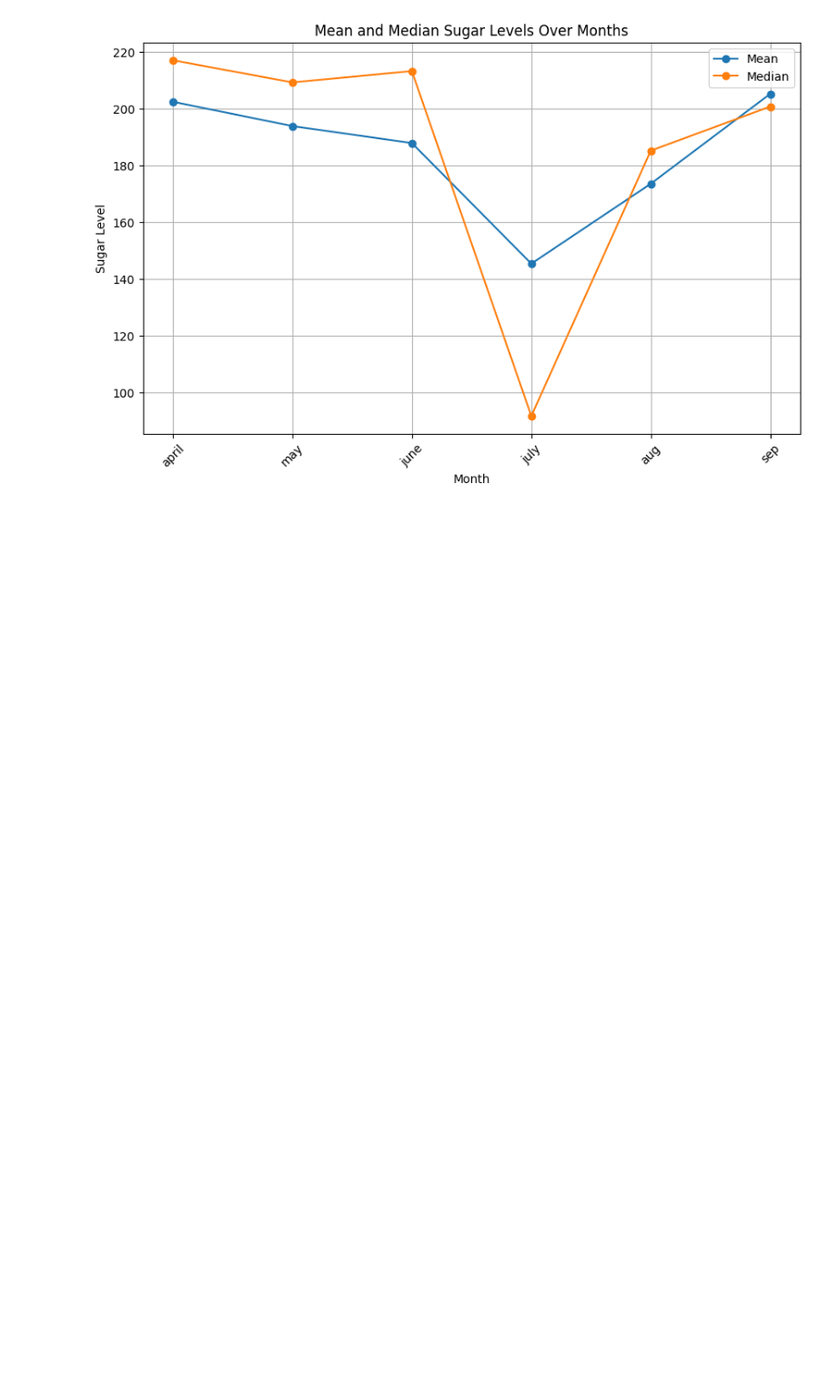
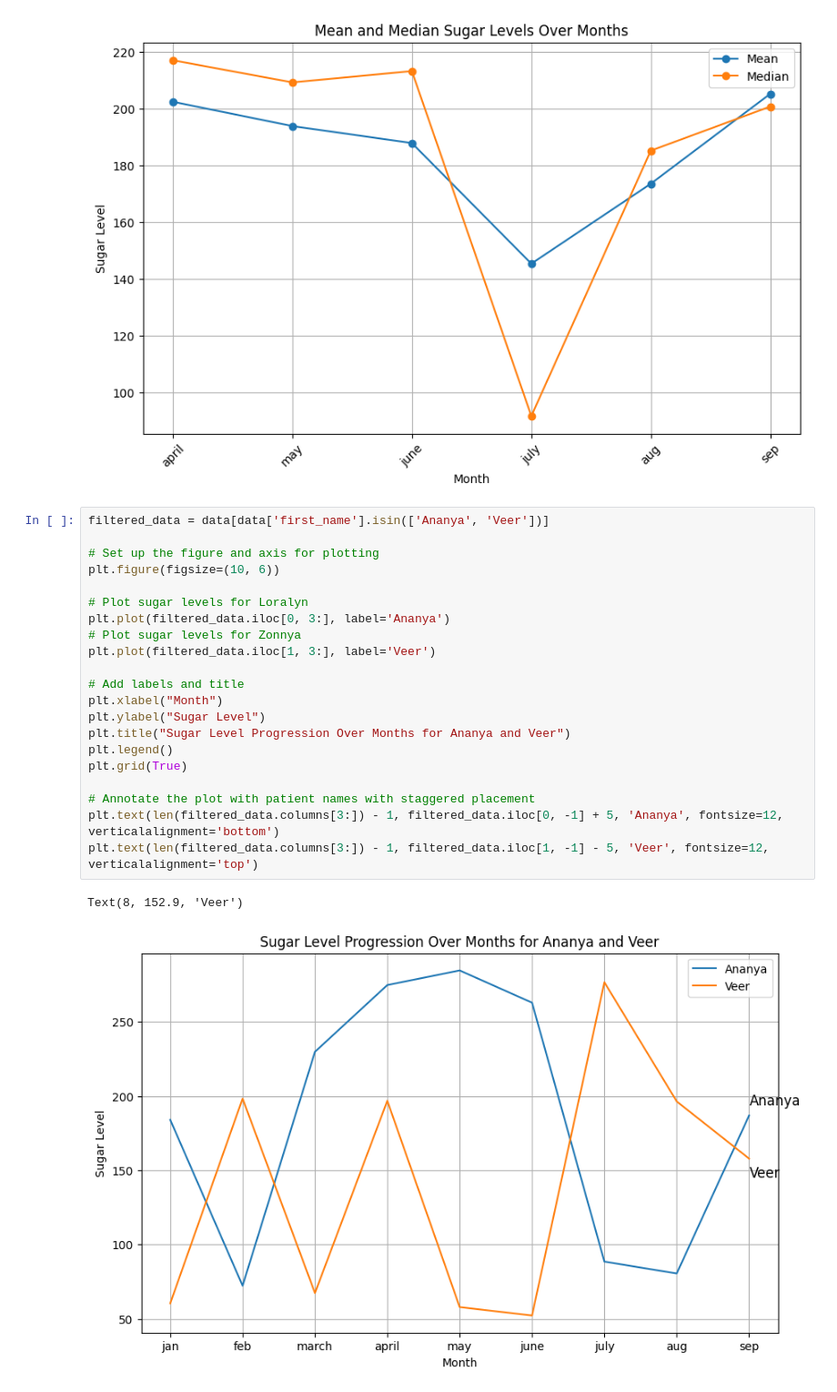
Before and after one commit to AKomplished-bug/Diabetes-Prediction, a Jupyter notebook: progression.ipynb, the cells around one changed output. Shown: that part at 91% size. Saved outputs shown, nothing was run; the diff lists cells and outputs as text; blank space fills up the shorter version.

Commit message:
graph comparisons

```diff
--- a/progression.ipynb
+++ b/progression.ipynb
@@ -62,3 +62,27 @@ plt.grid(True)
 plt.show()
 # %% [output]
 [figure]
+# %%
+filtered_data = data[data['first_name'].isin(['Ananya', 'Veer'])]
+
+# Set up the figure and axis for plotting
+plt.figure(figsize=(10, 6))
+
+# Plot sugar levels for Loralyn
+plt.plot(filtered_data.iloc[0, 3:], label='Ananya')
+# Plot sugar levels for Zonnya
+plt.plot(filtered_data.iloc[1, 3:], label='Veer')
+
+# Add labels and title
+plt.xlabel("Month")
+plt.ylabel("Sugar Level")
+plt.title("Sugar Level Progression Over Months for Ananya and Veer")
+plt.legend()
+plt.grid(True)
+
+# Annotate the plot with patient names with staggered placement
+plt.text(len(filtered_data.columns[3:]) - 1, filtered_data.iloc[0, -1] + 5, 'Ananya', fontsize=12, verticalalignment='bottom')
+plt.text(len(filtered_data.columns[3:]) - 1, filtered_data.iloc[1, -1] - 5, 'Veer', fontsize=12, verticalalignment='top')
+# %% [output]
+Text(8, 152.9, 'Veer')
+[figure, added]
```
